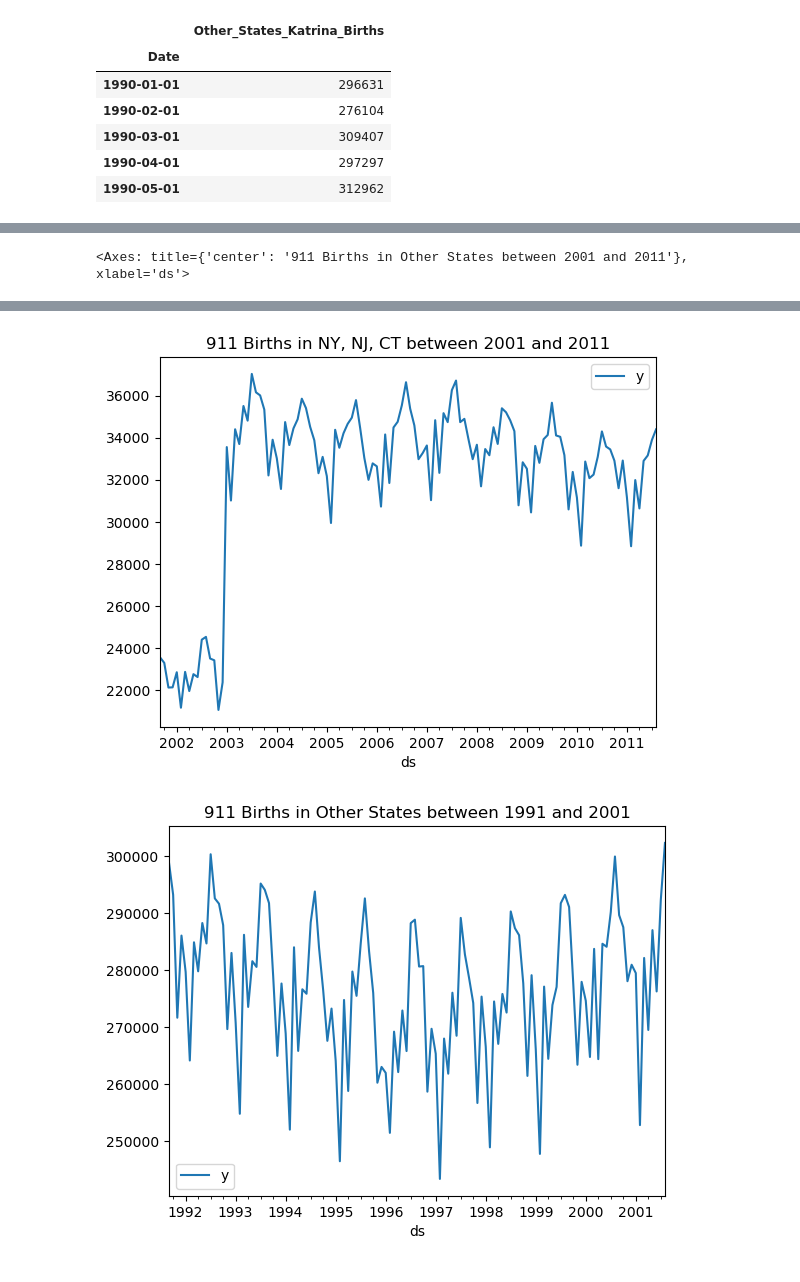
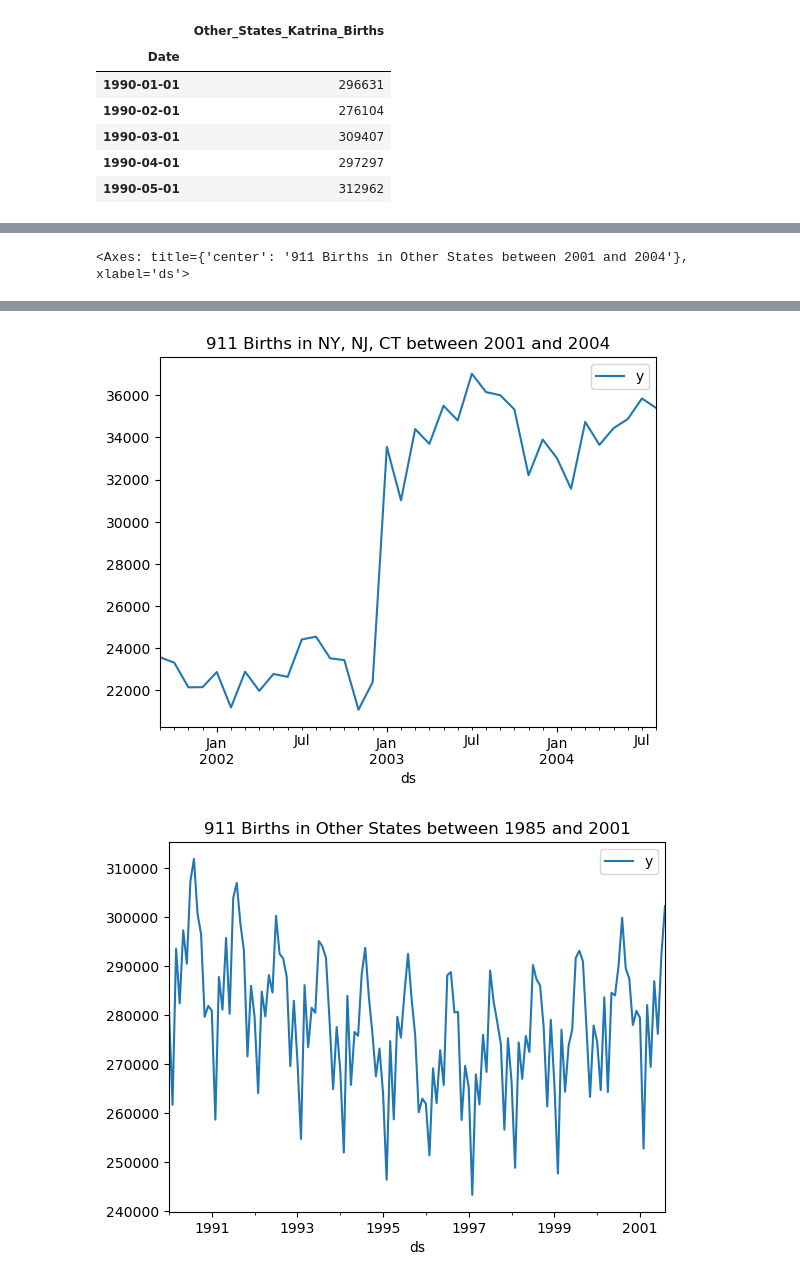
Before and after one commit to Aquamarine278/AI-Bootcamp-Project-1, a Jupyter notebook: birthdata_analysis.ipynb, the cells around one changed output, grey strips where cells are left out. Drawn from its saved outputs; the diff is of its cells as text; code cells hidden in the pictures.

```diff
--- a/birthdata_analysis.ipynb
+++ b/birthdata_analysis.ipynb
@@ -209,18 +507,18 @@ other_states_katrina_df.columns = ['ds', 'y']
 # 911 DATA
 #
 # %%
-# slice the data to use only the data from September 1991 to September 2001 for 911 data
-tri_state_911_91_01_df = tri_state_911_df[(tri_state_911_df['ds'] >= '1991-09-01') & (tri_state_911_df['ds'] <= '2001-08-01')]
-other_states_911_91_01_df = other_states_911_df[(other_states_911_df['ds'] >= '1991-09-01') & (other_states_911_df['ds'] <= '2001-08-01')]
+# slice the data to use only the data upto September 2001 for 911 data
+tri_state_911_to_01_df = tri_state_911_df[(tri_state_911_df['ds'] <= '2001-08-01')]
+other_states_911_to_01_df = other_states_911_df[(other_states_911_df['ds'] <= '2001-08-01')]
 
-# slice the data to use only the data from September 2001 to September 2011 for 911 data
-tri_state_911_01_11_df = tri_state_911_df[(tri_state_911_df['ds'] >= '2001-09-01') & (tri_state_911_df['ds'] <= '2011-08-01')]
-other_states_911_01_11_df = other_states_911_df[(other_states_911_df['ds'] >= '2001-09-01') & (other_states_911_df['ds'] <= '2011-08-01')]
+# slice the data to use only the data from September 2001 to September 2004 for 911 data
+tri_state_911_01_04_df = tri_state_911_df[(tri_state_911_df['ds'] >= '2001-09-01') & (tri_state_911_df['ds'] <= '2004-08-01')]
+other_states_911_01_04_df = other_states_911_df[(other_states_911_df['ds'] >= '2001-09-01') & (other_states_911_df['ds'] <= '2004-08-01')]
 
 # display the data
-display(tri_state_911_91_01_df.head())
-display(other_states_911_91_01_df.head())
-display(tri_state_911_01_11_df.head())
-display(other_states_911_01_11_df.head())
+display(tri_state_911_to_01_df.head())
+display(other_states_911_to_01_df.head())
+display(tri_state_911_01_04_df.head())
+display(other_states_911_01_04_df.head())
 # %% [output]
 |  | ds | y |
@@ -249,10 +547,10 @@ display(other_states_911_01_11_df.head())
 | 144 | 2002-01-01 | 275815 |
 # %%
 # plot the data
-tri_state_911_91_01_df.plot(x='ds', y='y', title='911 Births in NY, NJ, CT between 1991 and 2001')
-tri_state_911_01_11_df.plot(x='ds', y='y', title='911 Births in NY, NJ, CT between 2001 and 2011')
+tri_state_911_to_01_df.plot(x='ds', y='y', title='911 Births in NY, NJ, CT between 1985 and 2001')
+tri_state_911_01_04_df.plot(x='ds', y='y', title='911 Births in NY, NJ, CT between 2001 and 2004')
 
-other_states_911_91_01_df.plot(x='ds', y='y', title='911 Births in Other States between 1991 and 2001')
-other_states_911_01_11_df.plot(x='ds', y='y', title='911 Births in Other States between 2001 and 2011')
+other_states_911_to_01_df.plot(x='ds', y='y', title='911 Births in Other States between 1985 and 2001')
+other_states_911_01_04_df.plot(x='ds', y='y', title='911 Births in Other States between 2001 and 2004')
 # %% [output]
-<Axes: title={'center': '911 Births in Other States between 2001 and 2011'}, xlabel='ds'>
+<Axes: title={'center': '911 Births in Other States between 2001 and 2004'}, xlabel='ds'>
@@ -260,2 +558,2 @@ other_states_911_01_11_df.plot(x='ds', y='y', title='911 Births in Other States
-[figure, old version]
+[figure, new version]
-[figure, old version]
+[figure, new version]
```
Also changed, not shown: parts of 30 cells of this notebook.
